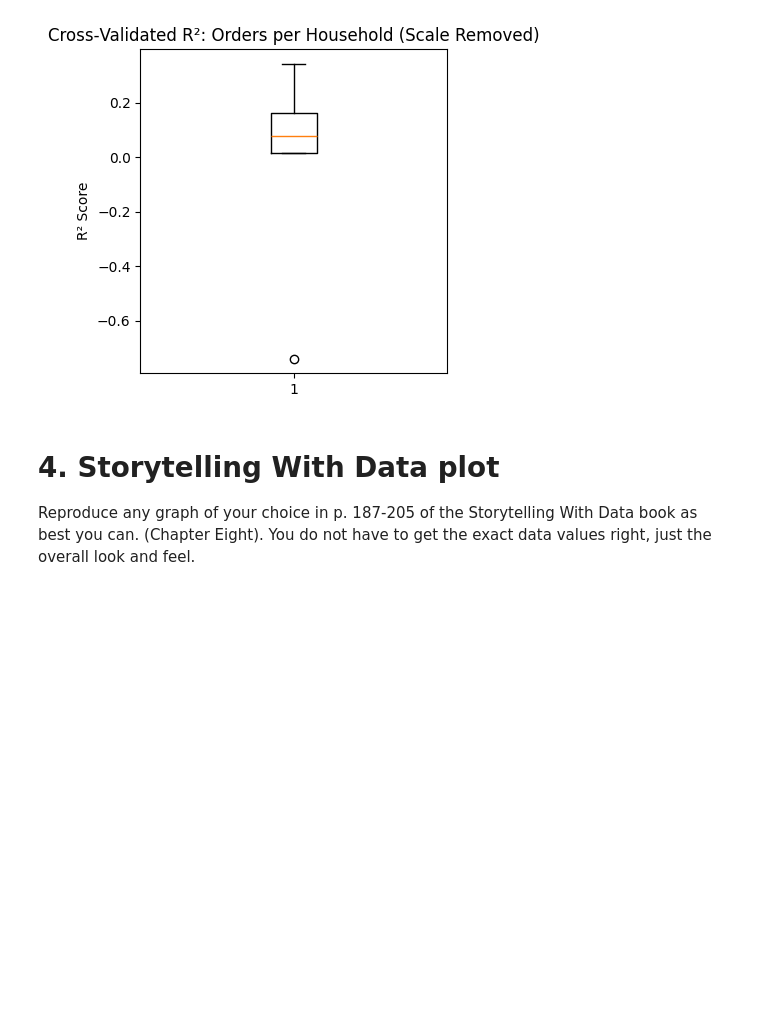
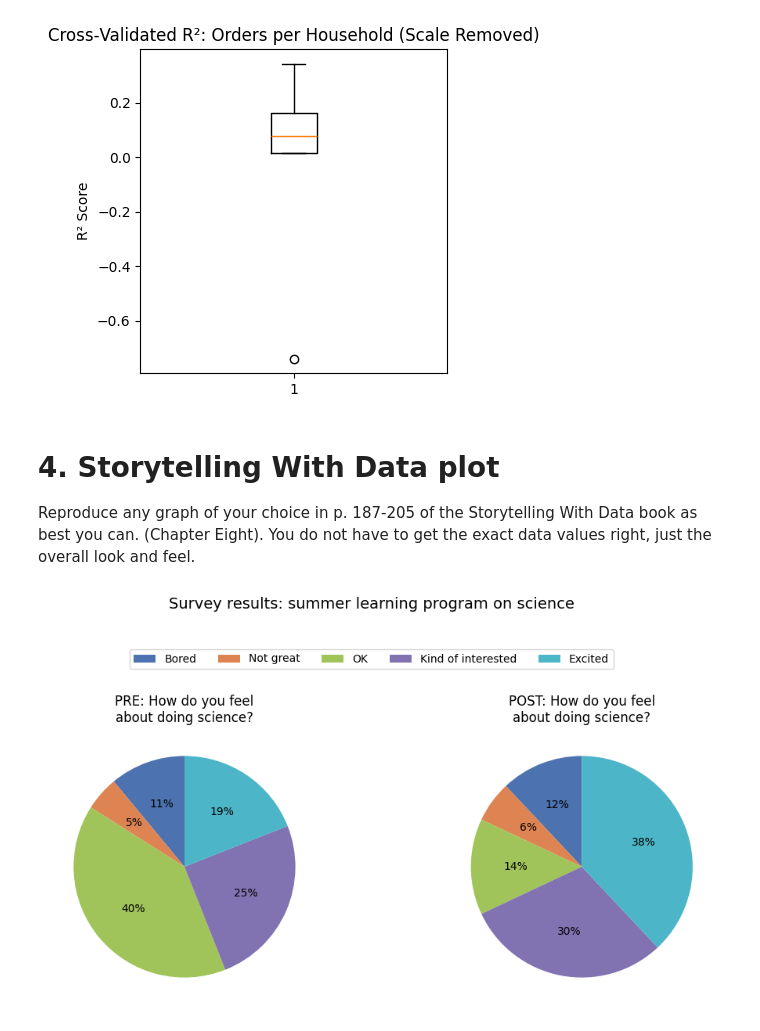
Before and after one commit to Haleymussary00/Module-B-semester-2, a Jupyter notebook: Week12.ipynb, the cells around one changed output. Drawn from its saved outputs; the diff is of its cells as text; code cells hidden in the pictures; blank space fills up the shorter version.

Commit message:
week 12 graph

```diff
--- a/Week12.ipynb
+++ b/Week12.ipynb
@@ -1133,3 +1133,38 @@ plt.show()
 # 4. Storytelling With Data plot
 
 Reproduce any graph of your choice in p. 187-205 of the Storytelling With Data book as best you can. (Chapter Eight). You do not have to get the exact data values right, just the overall look and feel.
+# %%
+import matplotlib.pyplot as plt
+
+# Labels
+labels = ['Bored', 'Not great', 'OK', 'Kind of interested', 'Excited']
+
+# Approximate data from the image
+pre = [11, 5, 40, 25, 19]
+post = [12, 6, 14, 30, 38]
+
+# Colors (matching the style)
+colors = ['#4c72b0', '#dd8452', '#a1c45a', '#8172b2', '#4cb5c7']
+
+fig, axes = plt.subplots(1, 2, figsize=(12, 6))
+
+# PRE pie chart
+axes[0].pie(pre, labels=None, colors=colors, autopct='%1.0f%%', startangle=90)
+axes[0].set_title('PRE: How do you feel\nabout doing science?')
+
+# POST pie chart
+axes[1].pie(post, labels=None, colors=colors, autopct='%1.0f%%', startangle=90)
+axes[1].set_title('POST: How do you feel\nabout doing science?')
+
+# Adjust layout to make room for title + legend
+plt.subplots_adjust(top=0.7)
+
+# Shared legend (moved slightly lower)
+fig.legend(labels, loc='upper center', ncol=5, bbox_to_anchor=(0.5, 0.88))
+
+# Main title (higher than legend)
+plt.suptitle('Survey results: summer learning program on science', fontsize=14, y=0.98)
+
+plt.show()
+# %% [output]
+[figure, added]
```
Also changed, not shown: 1 other file.
